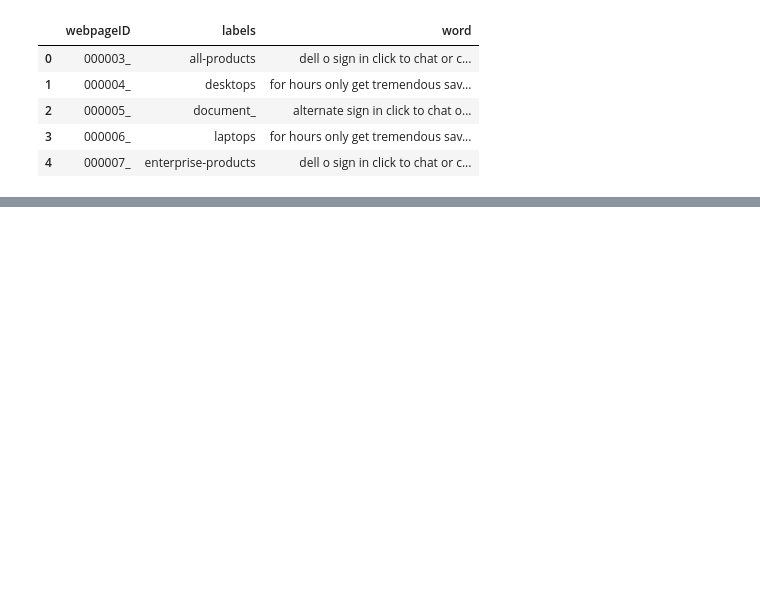
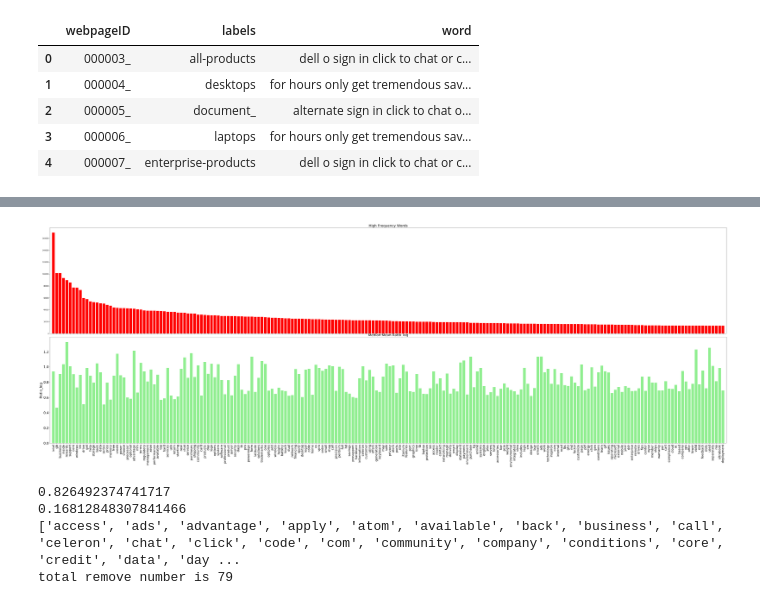
Before and after one commit to lorian/website-tags, a Jupyter notebook: get_feature_table.ipynb, the cells around one changed output, grey strips where cells are left out. Saved outputs shown, nothing was run; the diff lists cells and outputs as text; code cells hidden in the pictures; blank space fills up the shorter version.

```diff
--- a/get_feature_table.ipynb
+++ b/get_feature_table.ipynb
@@ -224,0 +227,9 @@ plt.show()
+# %%
+words_median_log = np.median(np.log(dfword.iloc[:,2:]+2),axis=0).astype(float)
+#words_median[words_median==0]=0.01
+
+words_mean_log = np.mean(np.log(dfword.iloc[:,2:]+2),axis=0)
+median_over_mean_log = words_median_log/words_mean_log
+print(words_median_log)
+print(words_mean_log)
+print(median_over_mean_log)
@@ -224,0 +254,31 @@ plt.show()
+# %%
+fig,axes=plt.subplots(nrows=2,ncols=1,sharex=True,figsize=(56,20))
+axes[1].bar(range(len(words_count)),median_over_mean_log[indices_wc],color='lightgreen',align='center')
+axes[0].bar(range(len(words_count)),words_count[indices_wc],color='red',align='center')
+axes[0].set_title('High Frequency Words', fontsize=20)
+plt.xticks(range(len(words_count)),np.array(dfword.columns[2:])[indices_wc],rotation=90,fontsize=18)
+plt.tight_layout()
+plt.xlim(-1,200)
+axes[1].set_title('Median:Mean Ratio_log', fontsize=20)
+axes[1].set_ylabel('Ratio_log',fontsize=20)
+plt.yticks(fontsize=20)
+plt.show()
+# %% [output]
+[figure, added]
+# %%
+mean_value_log_ratio= np.mean(median_over_mean_log)
+mean_value_log_ratio_sd=np.std(median_over_mean_log)
+words_to_remove=[]
+for i in range(len(words_count)):
+    if median_over_mean_log[i] > mean_value_log_ratio+0.3*mean_value_log_ratio_sd:
+        words_to_remove.append(dfword.columns[2:][i])
+
+print(mean_value_log_ratio)
+print(mean_value_log_ratio_sd)
+print(words_to_remove)
+print('total remove number is {}'.format(len(words_to_remove)))
+# %% [output]
+0.826492374741717
+0.16812848307841466
+['access', 'ads', 'advantage', 'apply', 'atom', 'available', 'back', 'business', 'call', 'celeron', 'chat', 'click', 'code', 'com', 'community', 'company', 'conditions', 'core', 'credit', 'data', 'day ...
+total remove number is 79
```
Also changed, not shown: parts of 9 cells of this notebook, 1 other file.
